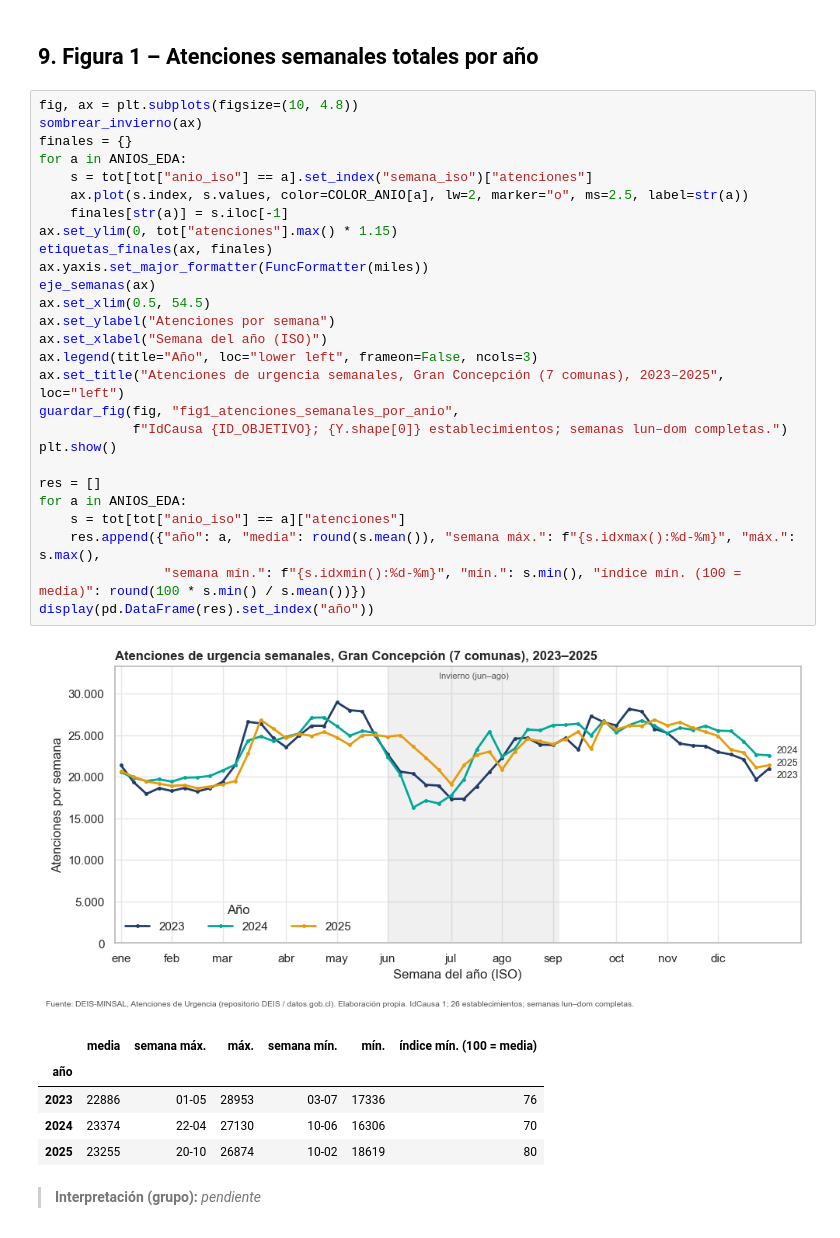
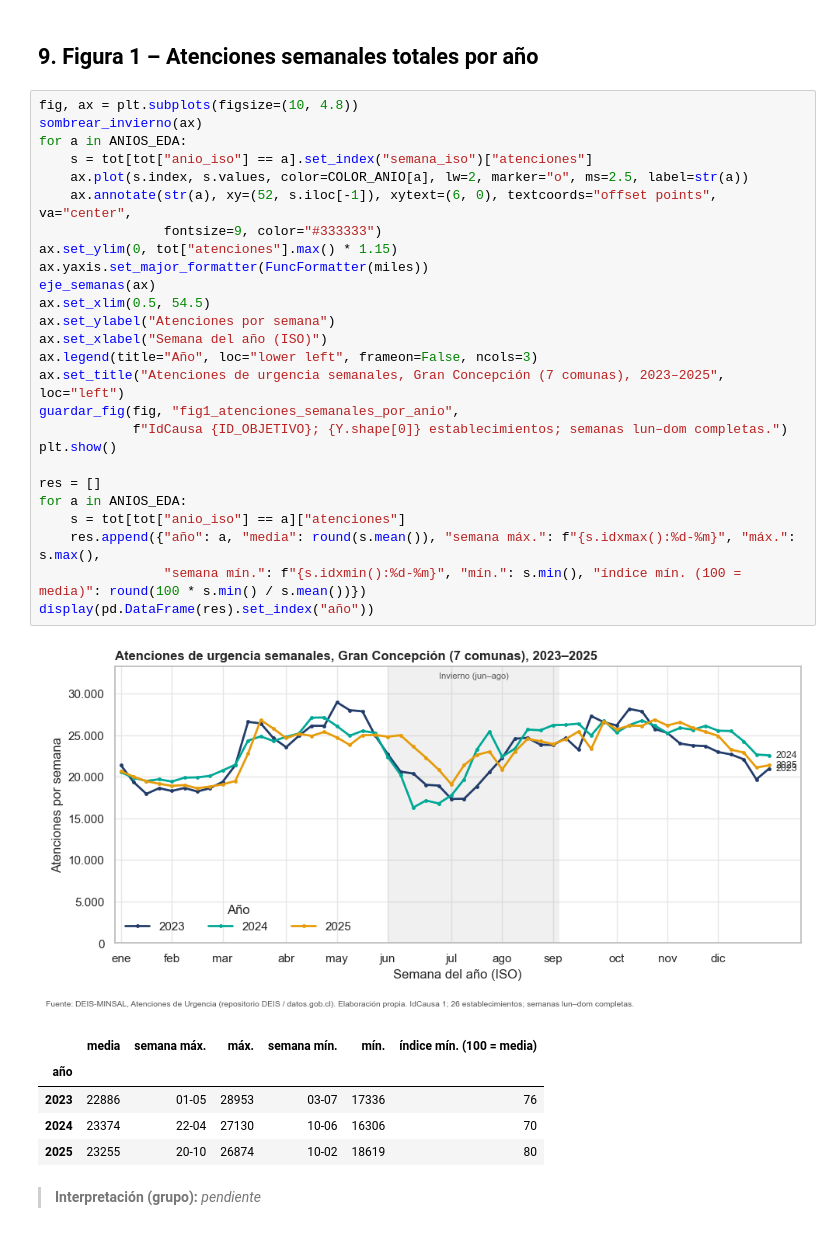
Before and after one commit to crizcar/ML_TrabajoSemestral, a Jupyter notebook: Trabajo.ipynb, the cells around one changed output. Saved outputs shown, nothing was run; the diff lists cells and outputs as text.

```diff
--- a/Trabajo.ipynb
+++ b/Trabajo.ipynb
@@ -589,32 +575,31 @@ display(tabla3b)
 # %%
 fig, ax = plt.subplots(figsize=(10, 4.8))
 sombrear_invierno(ax)
-finales = {}
 for a in ANIOS_EDA:
     s = tot[tot["anio_iso"] == a].set_index("semana_iso")["atenciones"]
     ax.plot(s.index, s.values, color=COLOR_ANIO[a], lw=2, marker="o", ms=2.5, label=str(a))
-    finales[str(a)] = s.iloc[-1]
+    ax.annotate(str(a), xy=(52, s.iloc[-1]), xytext=(6, 0), textcoords="offset points", va="center",
+                fontsize=9, color="#333333")
 ax.set_ylim(0, tot["atenciones"].max() * 1.15)
-etiquetas_finales(ax, finales)
 ax.yaxis.set_major_formatter(FuncFormatter(miles))
 eje_semanas(ax)
 ax.set_xlim(0.5, 54.5)
 ax.set_ylabel("Atenciones por semana")
 ax.set_xlabel("Semana del año (ISO)")
 ax.legend(title="Año", loc="lower left", frameon=False, ncols=3)
 ax.set_title("Atenciones de urgencia semanales, Gran Concepción (7 comunas), 2023–2025", loc="left")
 guardar_fig(fig, "fig1_atenciones_semanales_por_anio",
             f"IdCausa {ID_OBJETIVO}; {Y.shape[0]} establecimientos; semanas lun–dom completas.")
 plt.show()
 
 res = []
 for a in ANIOS_EDA:
     s = tot[tot["anio_iso"] == a]["atenciones"]
     res.append({"año": a, "media": round(s.mean()), "semana máx.": f"{s.idxmax():%d-%m}", "máx.": s.max(),
                 "semana mín.": f"{s.idxmin():%d-%m}", "mín.": s.min(), "índice mín. (100 = media)": round(100 * s.min() / s.mean())})
 display(pd.DataFrame(res).set_index("año"))
 # %% [output]
-[figure, old version]
+[figure, new version]
 |  | media | semana máx. | máx. | semana mín. | mín. | índice mín. (100 = media) |
 | año |  |  |  |  |  |  |
 | 2023 | 22886 | 01-05 | 28953 | 03-07 | 17336 | 76 |
```
Also changed, not shown: parts of 3 cells of this notebook.
